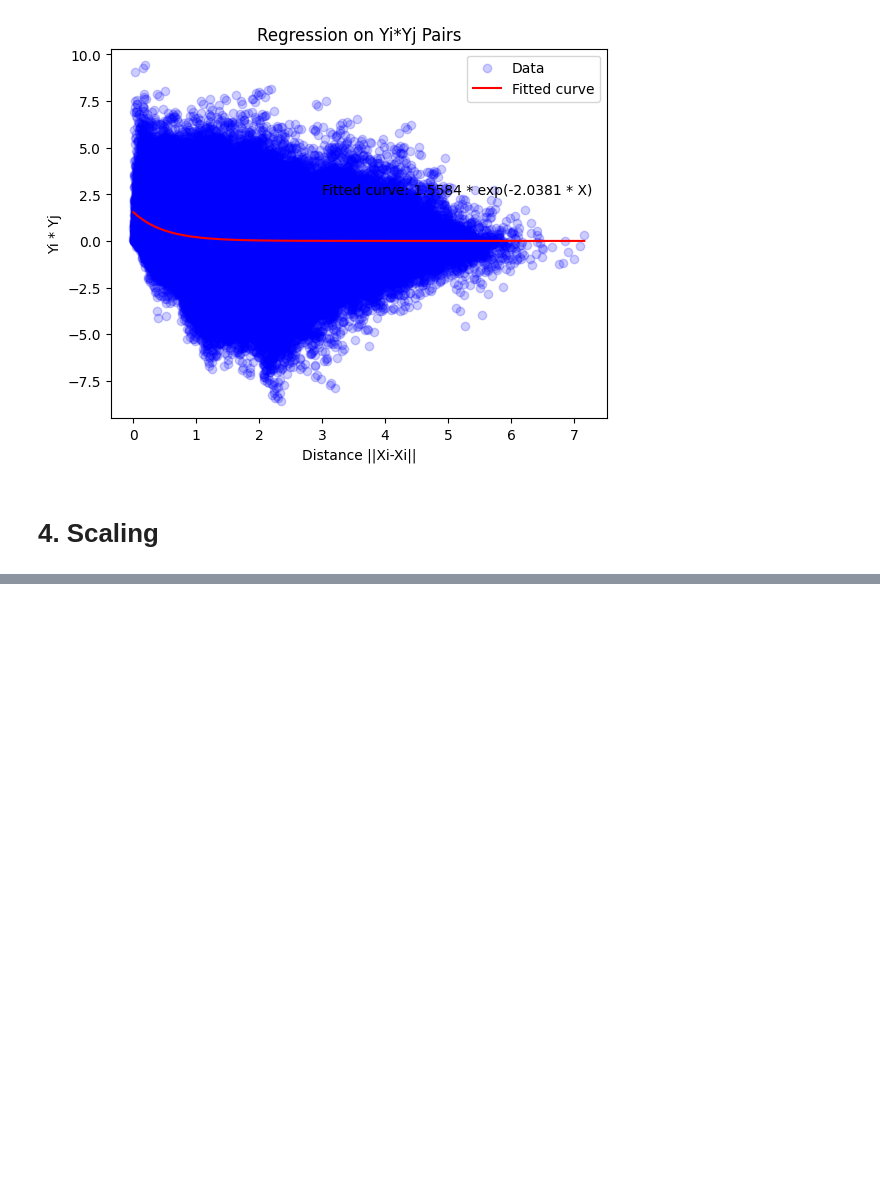
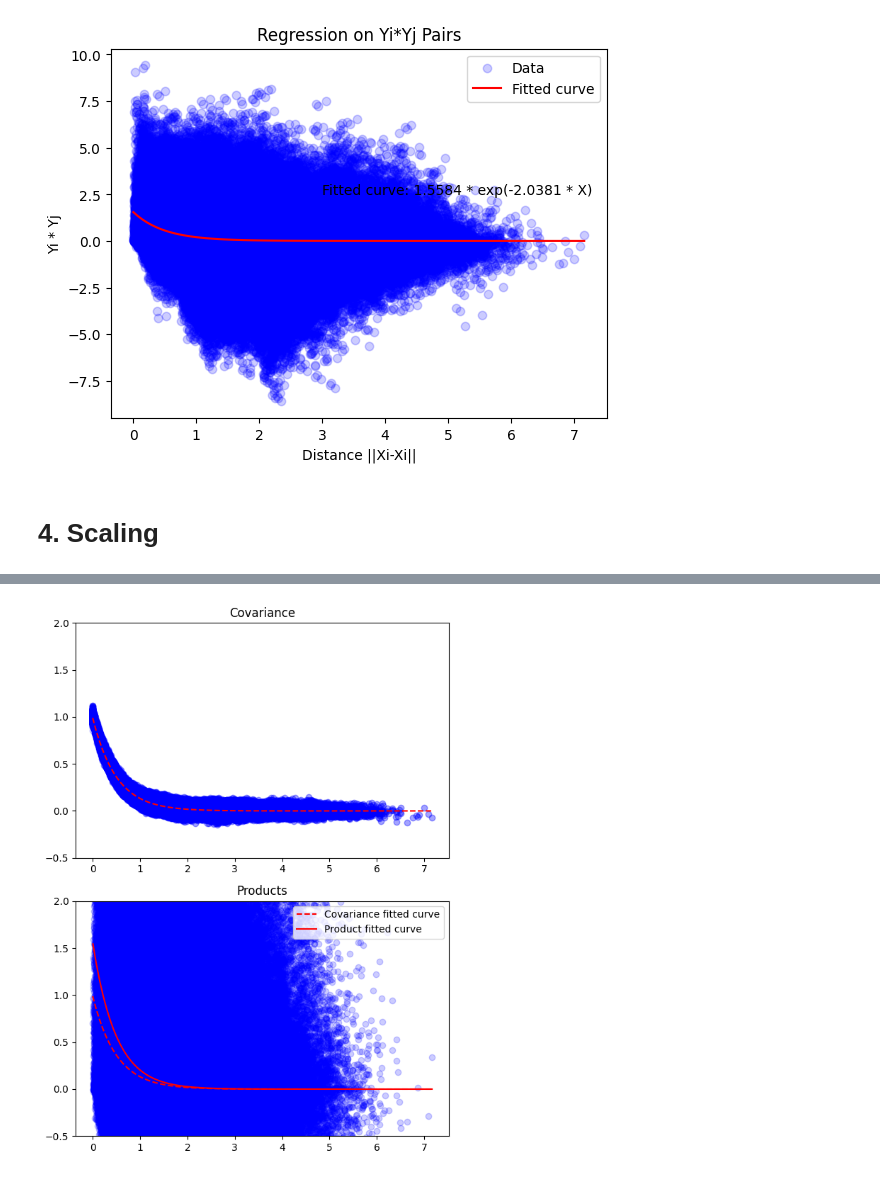
Before and after one commit to 272-burger/Covariance-Modeling, a Jupyter notebook: Covariance/RA_ExpPlotting.ipynb, the cells around one changed output, grey strips where cells are left out. Drawn from its saved outputs; the diff is of its cells as text; code cells hidden in the pictures; blank space fills up the shorter version.

```diff
--- a/Covariance/RA_ExpPlotting.ipynb
+++ b/Covariance/RA_ExpPlotting.ipynb
@@ -139,14 +139,14 @@ def exp_func(dis, theta1, theta2):
 # perform exponential regression
 params, param_cov = curve_fit(exp_func, d_plot, cov_plot)
 
-theta1, theta2 = params
+cov_theta1, cov_theta2 = params
 
 # generate fitted curve
-x_fit = np.linspace(min(d_plot), max(d_plot), 100)
-y_fit = exp_func(x_fit, theta1, theta2)
+x_fit1 = np.linspace(min(d_plot), max(d_plot), 100)
+y_fit1 = exp_func(x_fit1, cov_theta1, cov_theta2)
 
-fit = 'Fitted curve: {} * exp(-{} * X)'.format(round(theta1,4), round(theta2,4))
-print(fit)
+fit1 = 'Fitted curve: {} * exp(-{} * X)'.format(round(cov_theta1,4), round(cov_theta2,4))
+print(fit1)
 # %% [output]
 Fitted curve: 0.9888 * exp(-2.0113 * X)
 # %%
@@ -283,0 +284,29 @@ plt.show()
+# %%
+# create two subplots
+fig, (ax1, ax2) = plt.subplots(2, 1, figsize=(6, 8))
+
+# plot the data in the first subplot
+ax1.scatter(d_plot, cov_plot, c='blue', alpha=0.2)
+ax1.plot(x_fit1, y_fit1, c='red', linestyle='dashed', label='Fitted curve')
+# ax1.text(3.0, 0.5, fit1)
+ax1.set_title('Covariance')
+
+# plot the data in the second subplot
+ax2.scatter(dis_pairs, product_pairs, color='blue', alpha=0.2)
+ax2.plot(x_fit1, y_fit1, c='red', linestyle='dashed', label='Covariance fitted curve')
+ax2.plot(x_fit2, y_fit2, c='red', label='Product fitted curve')
+# ax2.text(3.0, 0.5, fit2)
+ax2.legend()
+ax2.set_title('Products')
+
+# adjust the y-axis limits of both subplots to be the same
+# min_y = min(np.min(cov_plot), np.min(product_pairs))
+# max_y = max(np.max(cov_plot), np.max(product_pairs))
+ax1.set_ylim(-0.5, 2)
+ax2.set_ylim(-0.5, 2)
+
+# display the plots
+plt.tight_layout()
+plt.show()
+# %% [output]
+[figure, added]
```
Also changed, not shown: parts of 4 cells of this notebook.
